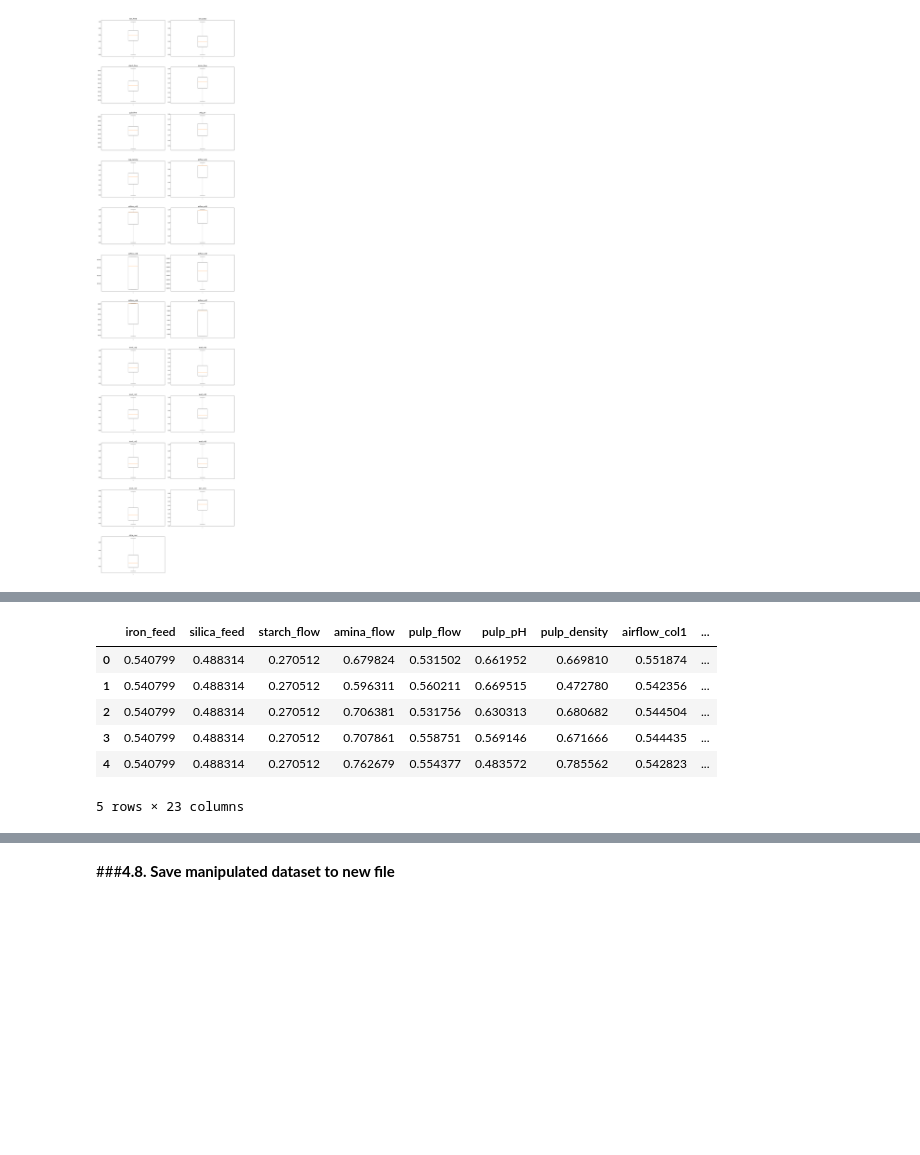
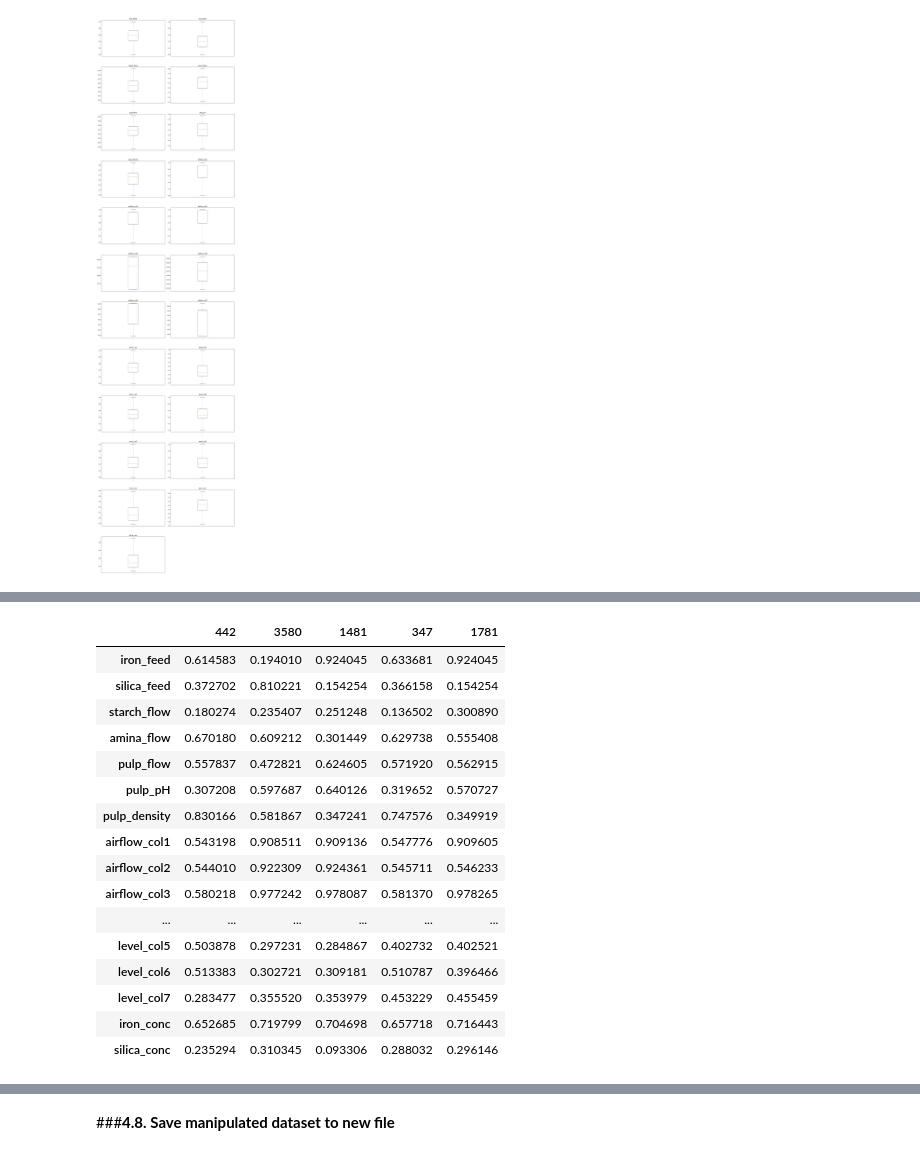
Before and after one commit to ArifAygun/Iron-Ore-Froth-Flotation-Quality-Prediction, a Jupyter notebook: AA_Graduate_Project_1_0604.ipynb, the cells around one changed output, grey strips where cells are left out. Saved outputs shown, nothing was run; the diff lists cells and outputs as text; code cells hidden in the pictures; blank space fills up the shorter version.

```diff
--- a/AA_Graduate_Project_1_0604.ipynb
+++ b/AA_Graduate_Project_1_0604.ipynb
@@ -701,13 +715,23 @@ plt.show()
-# %%
-flotation_scaled.head()
-# %% [output]
-|  | iron_feed | silica_feed | starch_flow | amina_flow | pulp_flow | pulp_pH | pulp_density | airflow_col1 | ... |
-| 0 | 0.540799 | 0.488314 | 0.270512 | 0.679824 | 0.531502 | 0.661952 | 0.669810 | 0.551874 | ... |
-| 1 | 0.540799 | 0.488314 | 0.270512 | 0.596311 | 0.560211 | 0.669515 | 0.472780 | 0.542356 | ... |
-| 2 | 0.540799 | 0.488314 | 0.270512 | 0.706381 | 0.531756 | 0.630313 | 0.680682 | 0.544504 | ... |
-| 3 | 0.540799 | 0.488314 | 0.270512 | 0.707861 | 0.558751 | 0.569146 | 0.671666 | 0.544435 | ... |
-| 4 | 0.540799 | 0.488314 | 0.270512 | 0.762679 | 0.554377 | 0.483572 | 0.785562 | 0.542823 | ... |
-5 rows × 23 columns
+# %%
+flotation_scaled.sample(5).T
+# %% [output]
+|  | 442 | 3580 | 1481 | 347 | 1781 |
+| iron_feed | 0.614583 | 0.194010 | 0.924045 | 0.633681 | 0.924045 |
+| silica_feed | 0.372702 | 0.810221 | 0.154254 | 0.366158 | 0.154254 |
+| starch_flow | 0.180274 | 0.235407 | 0.251248 | 0.136502 | 0.300890 |
+| amina_flow | 0.670180 | 0.609212 | 0.301449 | 0.629738 | 0.555408 |
+| pulp_flow | 0.557837 | 0.472821 | 0.624605 | 0.571920 | 0.562915 |
+| pulp_pH | 0.307208 | 0.597687 | 0.640126 | 0.319652 | 0.570727 |
+| pulp_density | 0.830166 | 0.581867 | 0.347241 | 0.747576 | 0.349919 |
+| airflow_col1 | 0.543198 | 0.908511 | 0.909136 | 0.547776 | 0.909605 |
+| airflow_col2 | 0.544010 | 0.922309 | 0.924361 | 0.545711 | 0.546233 |
+| airflow_col3 | 0.580218 | 0.977242 | 0.978087 | 0.581370 | 0.978265 |
+| ... | ... | ... | ... | ... | ... |
+| level_col5 | 0.503878 | 0.297231 | 0.284867 | 0.402732 | 0.402521 |
+| level_col6 | 0.513383 | 0.302721 | 0.309181 | 0.510787 | 0.396466 |
+| level_col7 | 0.283477 | 0.355520 | 0.353979 | 0.453229 | 0.455459 |
+| iron_conc | 0.652685 | 0.719799 | 0.704698 | 0.657718 | 0.716443 |
+| silica_conc | 0.235294 | 0.310345 | 0.093306 | 0.288032 | 0.296146 |
 # %%
 flotation_scaled.describe().T
 # %% [output]
```
Also changed, not shown: parts of 8 cells of this notebook.
